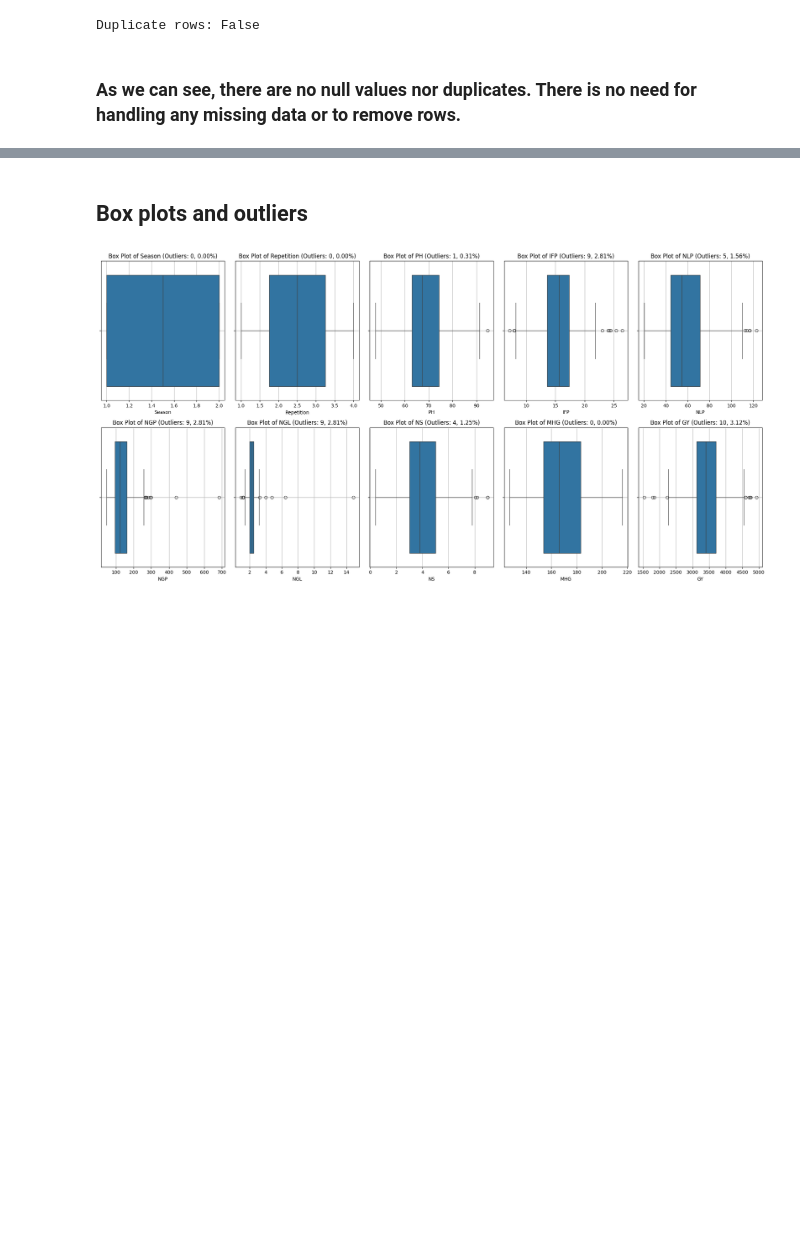
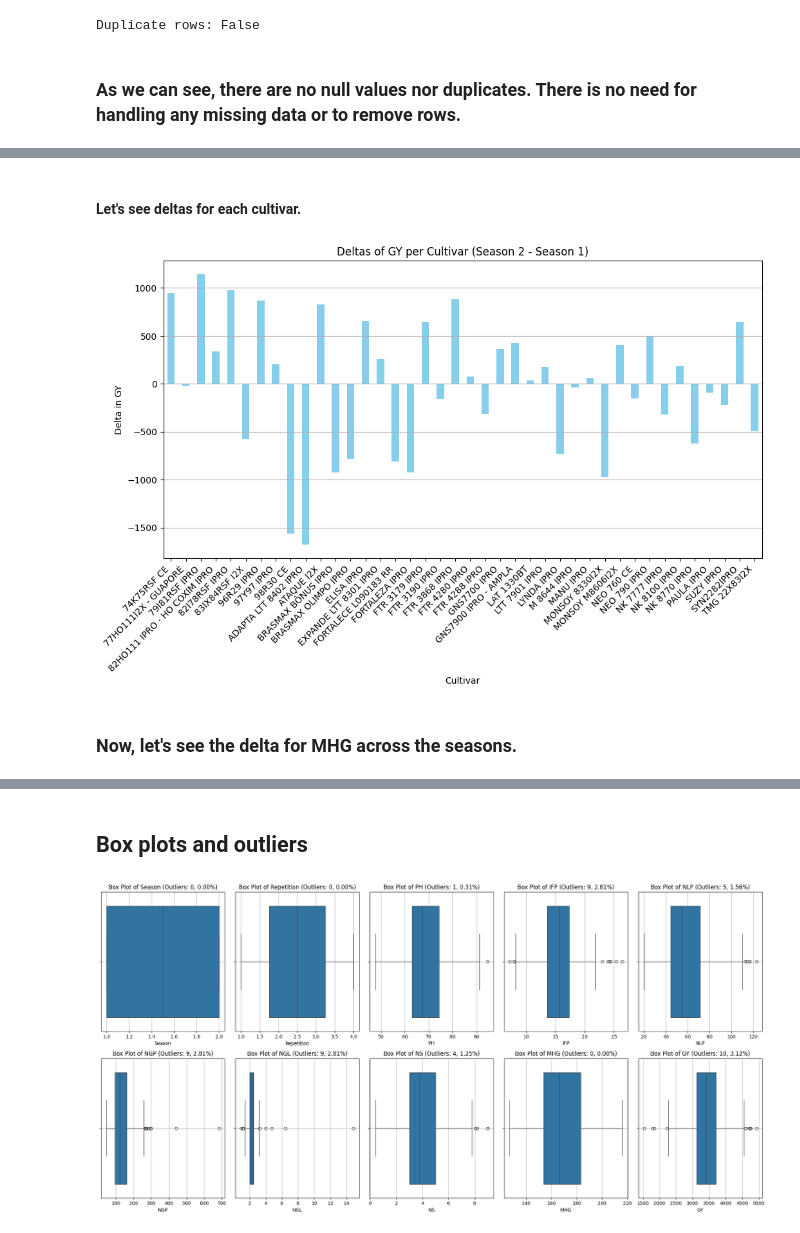
Before and after one commit to AntoniaPopovici/VOIS_2024, a Jupyter notebook: main.ipynb, the cells around one changed output, grey strips where cells are left out. Cells and saved outputs as stored; diff of their text form; code cells hidden in the pictures; blank space fills up the shorter version.

```diff
--- a/main.ipynb
+++ b/main.ipynb
@@ -198,0 +235,18 @@ Duplicate rows: False
+# %% [markdown]
+#### Let's see deltas for each cultivar.
+# %%
+cultivar_avg = df.groupby(['Cultivar', 'Season'])[['GY']].mean().unstack()
+cultivar_delta_gy = cultivar_avg['GY'][2] - cultivar_avg['GY'][1]
+
+plt.figure(figsize=(12, 6))
+cultivar_delta_gy.plot(kind='bar', color='skyblue')
+plt.title('Deltas of GY per Cultivar (Season 2 - Season 1)')
+plt.xlabel('Cultivar')
+plt.ylabel('Delta in GY')
+plt.xticks(rotation=45, ha='right')
+plt.grid(axis='y')
+plt.show()
+# %% [output]
+[figure, added]
+# %% [markdown]
+### Now, let's see the delta for MHG across the seasons.
```
Also changed, not shown: parts of 45 cells of this notebook, 5 other files.
